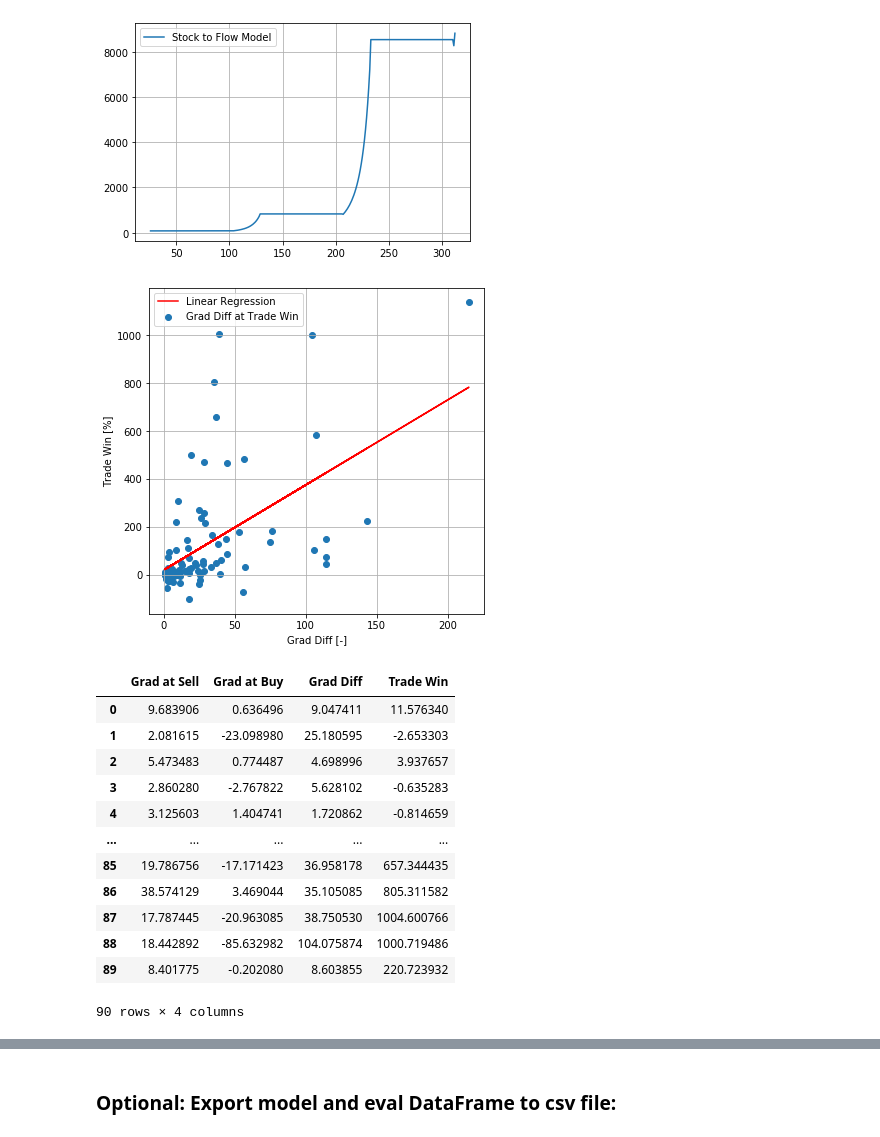
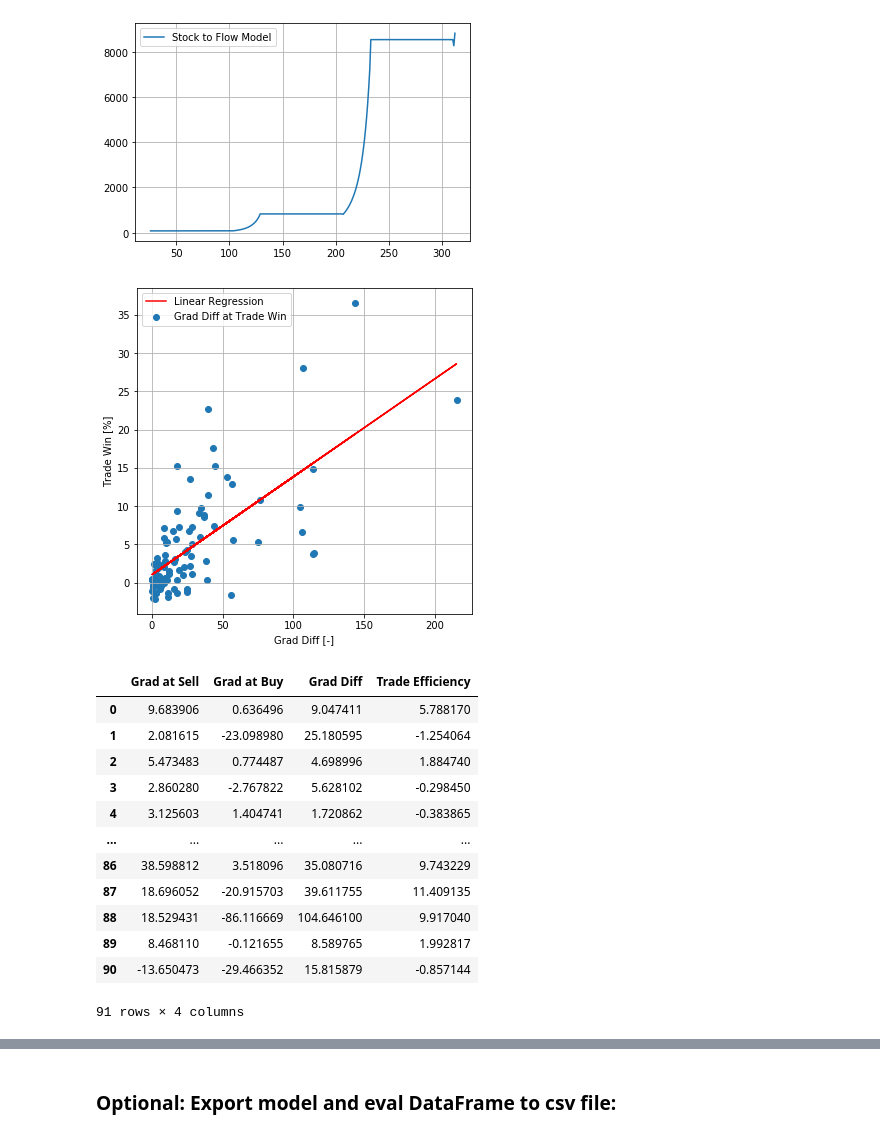
Before and after one commit to MarcoRosenzweig/FINANCE, a Jupyter notebook: CRYPTO_MODEL.ipynb, the cells around one changed output, grey strips where cells are left out. Saved outputs shown, nothing was run; the diff lists cells and outputs as text; code cells hidden in the pictures.

```diff
--- a/CRYPTO_MODEL.ipynb
+++ b/CRYPTO_MODEL.ipynb
@@ -63,5 +63,5 @@ model.data.tail(2)
 # %%
-start_date_range = pd.Timestamp(2020, 1, 1, day_hour)
+start_date_range = pd.Timestamp(2019, 1, 1, day_hour)
 date_range = utils.create_date_range(start_date=start_date_range)
 model.apply_date_filter(date_range)
 model.data.tail()
@@ -203,44 +173,44 @@ plt.show()
 # %%
 tickers = 'BTC-USD'
 grad_at_sell = model.ticker_df[tickers]['Grad at Sell'].dropna().to_numpy()
 max_length = grad_at_sell.shape[0]
 grad_at_buy = model.ticker_df[tickers]['Grad at Buy'].to_numpy()[:max_length]
 grad_diff = model.ticker_df[tickers]['Grad Difference'].to_numpy()[:max_length]
-trade_win = model.ticker_df[tickers]['Trade Win'].to_numpy()[:max_length]
+trade_efficiency = model.ticker_df[tickers]['Trade Efficiency'].to_numpy()[:max_length] * 100
 #Get linear regression model
 from scipy import stats
 import numpy as np
-slope, intercept, r_value, p_value, std_err = stats.linregress(grad_diff, trade_win)
+slope, intercept, r_value, p_value, std_err = stats.linregress(grad_diff, trade_efficiency)
 #Plot stuff
 plt.figure(figsize=(6, 6))
-plt.scatter(grad_diff, trade_win, label='Grad Diff at Trade Win')
+plt.scatter(grad_diff, trade_efficiency, label='Grad Diff at Trade Win')
 plt.plot(grad_diff, grad_diff*slope + intercept, color='r', label='Linear Regression')
 plt.xlabel('Grad Diff [-]')
 plt.ylabel('Trade Win [%]')
 plt.legend()
 plt.grid()
 plt.show()
 # %% [output]
-[figure, old version]
+[figure, new version]
 # %%
 #Create DataFrame of Interest
 eval_df = pd.DataFrame(data={'Grad at Sell': grad_at_sell, 'Grad at Buy': grad_at_buy, \
-                             'Grad Diff': grad_diff, 'Trade Win': trade_win})
+                             'Grad Diff': grad_diff, 'Trade Efficiency': trade_efficiency})
 eval_df
 # %% [output]
-|  | Grad at Sell | Grad at Buy | Grad Diff | Trade Win |
-| 0 | 9.683906 | 0.636496 | 9.047411 | 11.576340 |
-| 1 | 2.081615 | -23.098980 | 25.180595 | -2.653303 |
-| 2 | 5.473483 | 0.774487 | 4.698996 | 3.937657 |
-| 3 | 2.860280 | -2.767822 | 5.628102 | -0.635283 |
-| 4 | 3.125603 | 1.404741 | 1.720862 | -0.814659 |
+|  | Grad at Sell | Grad at Buy | Grad Diff | Trade Efficiency |
+| 0 | 9.683906 | 0.636496 | 9.047411 | 5.788170 |
+| 1 | 2.081615 | -23.098980 | 25.180595 | -1.254064 |
+| 2 | 5.473483 | 0.774487 | 4.698996 | 1.884740 |
+| 3 | 2.860280 | -2.767822 | 5.628102 | -0.298450 |
+| 4 | 3.125603 | 1.404741 | 1.720862 | -0.383865 |
 | ... | ... | ... | ... | ... |
-| 85 | 19.786756 | -17.171423 | 36.958178 | 657.344435 |
-| 86 | 38.574129 | 3.469044 | 35.105085 | 805.311582 |
-| 87 | 17.787445 | -20.963085 | 38.750530 | 1004.600766 |
-| 88 | 18.442892 | -85.632982 | 104.075874 | 1000.719486 |
-| 89 | 8.401775 | -0.202080 | 8.603855 | 220.723932 |
+| 86 | 38.598812 | 3.518096 | 35.080716 | 9.743229 |
+| 87 | 18.696052 | -20.915703 | 39.611755 | 11.409135 |
+| 88 | 18.529431 | -86.116669 | 104.646100 | 9.917040 |
+| 89 | 8.468110 | -0.121655 | 8.589765 | 1.992817 |
+| 90 | -13.650473 | -29.466352 | 15.815879 | -0.857144 |
-90 rows × 4 columns
+91 rows × 4 columns
 # %%
 #Stats of DataFrame
 eval_df.describe()
```
Also changed, not shown: parts of 11 cells of this notebook, 3 other files.
